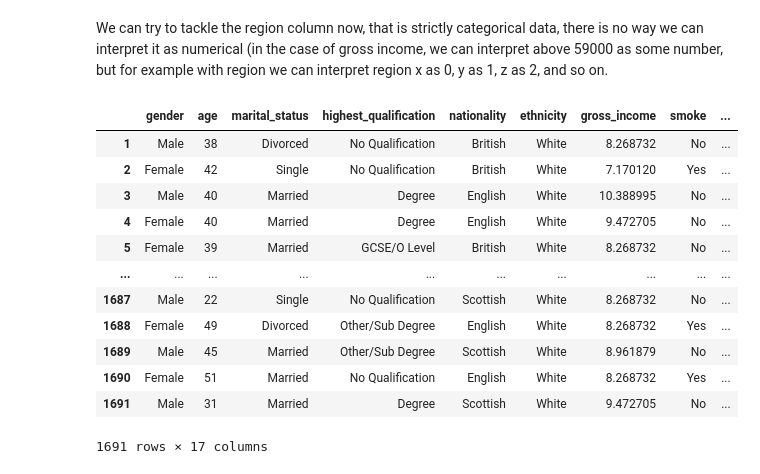
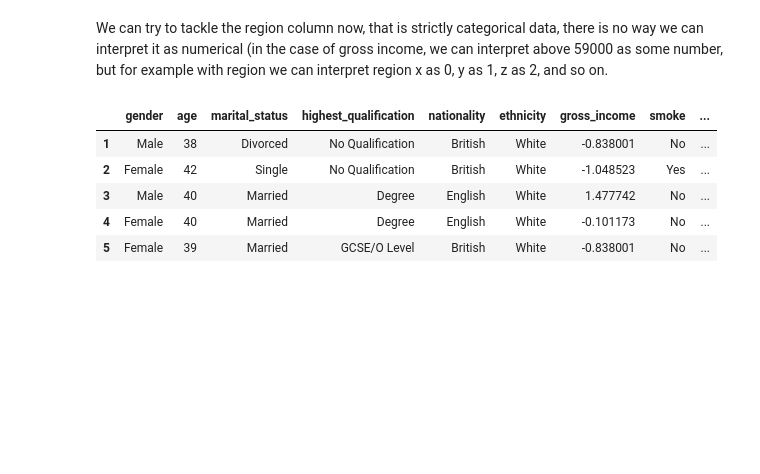
Before and after one commit to cthacker-udel/MLIntro, a Jupyter notebook: notebooks/smoking_uk/index.ipynb, the cells around one changed output. Drawn from its saved outputs; the diff is of its cells as text; code cells hidden in the pictures; blank space fills up the shorter version.

```diff
--- a/notebooks/smoking_uk/index.ipynb
+++ b/notebooks/smoking_uk/index.ipynb
@@ -167,6 +169,8 @@ array(['2,600 to 5,200', 'Under 2,600', '28,600 to 36,400',
        '5,200 to 10,400', 'Refused', '20,800 to 28,600', 'Unknown'],
       dtype=object)
 # %%
+from sklearn.preprocessing import StandardScaler
+
 gross_income_df = imputed_smoking_df.copy()
 
 
@@ -196,7 +200,9 @@ gross_income_df['gross_income'] = gross_income_df['gross_income'].map(lambda x:
 gross_income_df['gross_income'] = gross_income_df['gross_income'].map(
     lambda x: further_process(x, float(np.mean(gross_income_df['gross_income']))))
 
-gross_income_df['gross_income'] = np.log(gross_income_df['gross_income'])
+scaler = StandardScaler()
+
+gross_income_df['gross_income'] = scaler.fit_transform(gross_income_df[['gross_income']])
 
 imputed_smoking_df['gross_income'] = gross_income_df['gross_income']
 
@@ -234,23 +240,17 @@ We can try to tackle the region column now, that is strictly categorical data, t
 # %%
 from sklearn.preprocessing import OneHotEncoder
 
 # One hot encoding the categorical values of the region column, and creating a new dataframe from it
 dummies = pd.get_dummies(imputed_smoking_df, columns=['region'], drop_first=True)
 
+# copy the dataframe, which will have the `region` column removed and the one-hot encoded ones appended
 region_imputed_smoking_df = dummies.copy()
 
-region_imputed_smoking_df
+region_imputed_smoking_df.head()
 # %% [output]
 |  | gender | age | marital_status | highest_qualification | nationality | ethnicity | gross_income | smoke | ... |
-| 1 | Male | 38 | Divorced | No Qualification | British | White | 8.268732 | No | ... |
-| 2 | Female | 42 | Single | No Qualification | British | White | 7.170120 | Yes | ... |
-| 3 | Male | 40 | Married | Degree | English | White | 10.388995 | No | ... |
-| 4 | Female | 40 | Married | Degree | English | White | 9.472705 | No | ... |
-| 5 | Female | 39 | Married | GCSE/O Level | British | White | 8.268732 | No | ... |
-| ... | ... | ... | ... | ... | ... | ... | ... | ... | ... |
-| 1687 | Male | 22 | Single | No Qualification | Scottish | White | 8.268732 | No | ... |
-| 1688 | Female | 49 | Divorced | Other/Sub Degree | English | White | 8.268732 | Yes | ... |
-| 1689 | Male | 45 | Married | Other/Sub Degree | Scottish | White | 8.961879 | No | ... |
-| 1690 | Female | 51 | Married | No Qualification | English | White | 8.268732 | Yes | ... |
-| 1691 | Male | 31 | Married | Degree | Scottish | White | 9.472705 | No | ... |
+| 1 | Male | 38 | Divorced | No Qualification | British | White | -0.838001 | No | ... |
+| 2 | Female | 42 | Single | No Qualification | British | White | -1.048523 | Yes | ... |
+| 3 | Male | 40 | Married | Degree | English | White | 1.477742 | No | ... |
+| 4 | Female | 40 | Married | Degree | English | White | -0.101173 | No | ... |
+| 5 | Female | 39 | Married | GCSE/O Level | British | White | -0.838001 | No | ... |
-1691 rows × 17 columns
```
Also changed, not shown: parts of 10 cells of this notebook, 1 other file.
